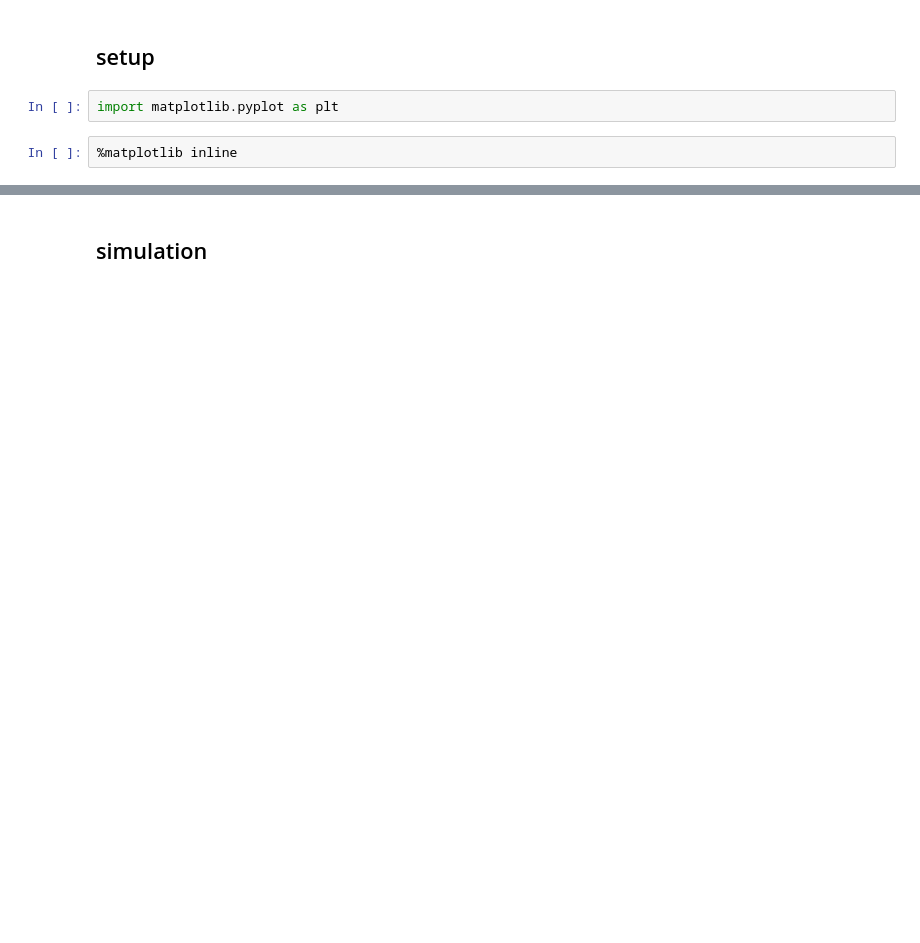
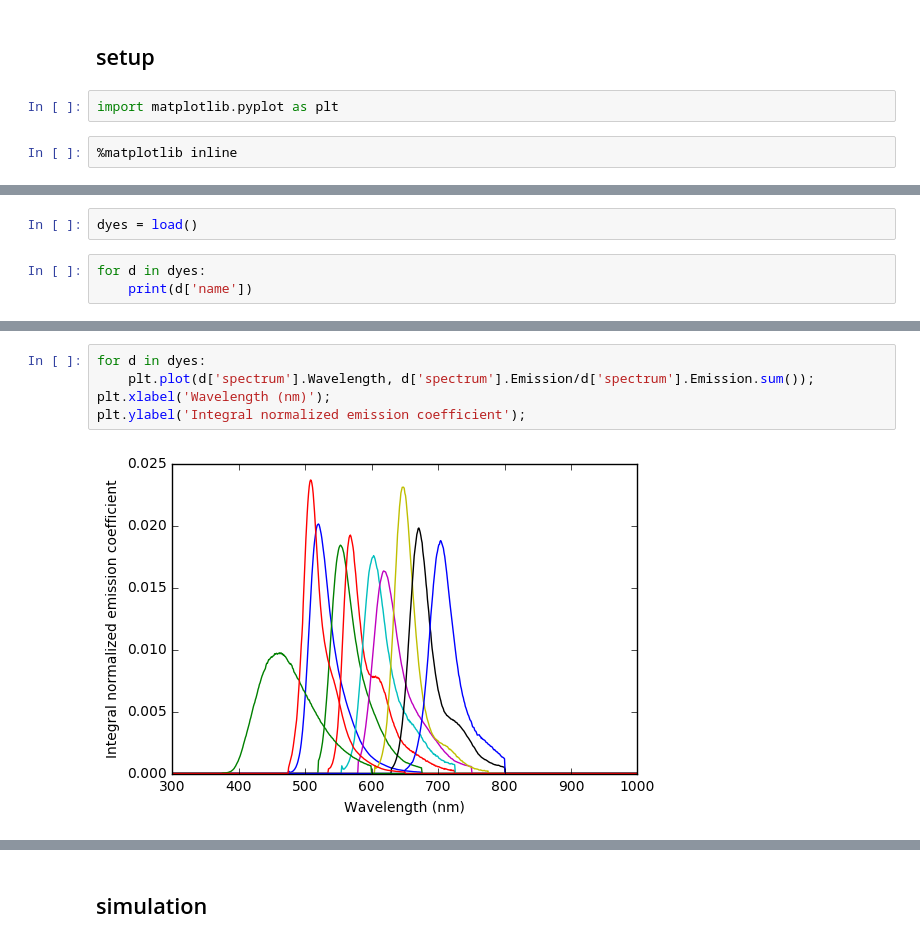
Before and after one commit to sofroniewn/unmixer, a Jupyter notebook: example.ipynb, the cells around one changed output, grey strips where cells are left out. Drawn from its saved outputs; the diff is of its cells as text; blank space fills up the shorter version.

```diff
--- a/example.ipynb
+++ b/example.ipynb
@@ -47,0 +78,5 @@ import matplotlib.pyplot as plt
+# %%
+dyes = load()
+# %%
+for d in dyes:
+    print(d['name'])
@@ -47,0 +94,7 @@ import matplotlib.pyplot as plt
+# %%
+for d in dyes:
+    plt.plot(d['spectrum'].Wavelength, d['spectrum'].Emission/d['spectrum'].Emission.sum());
+plt.xlabel('Wavelength (nm)');
+plt.ylabel('Integral normalized emission coefficient');
+# %% [output]
+[figure, added]
```
Also changed, not shown: parts of 25 cells of this notebook, 15 other files.
